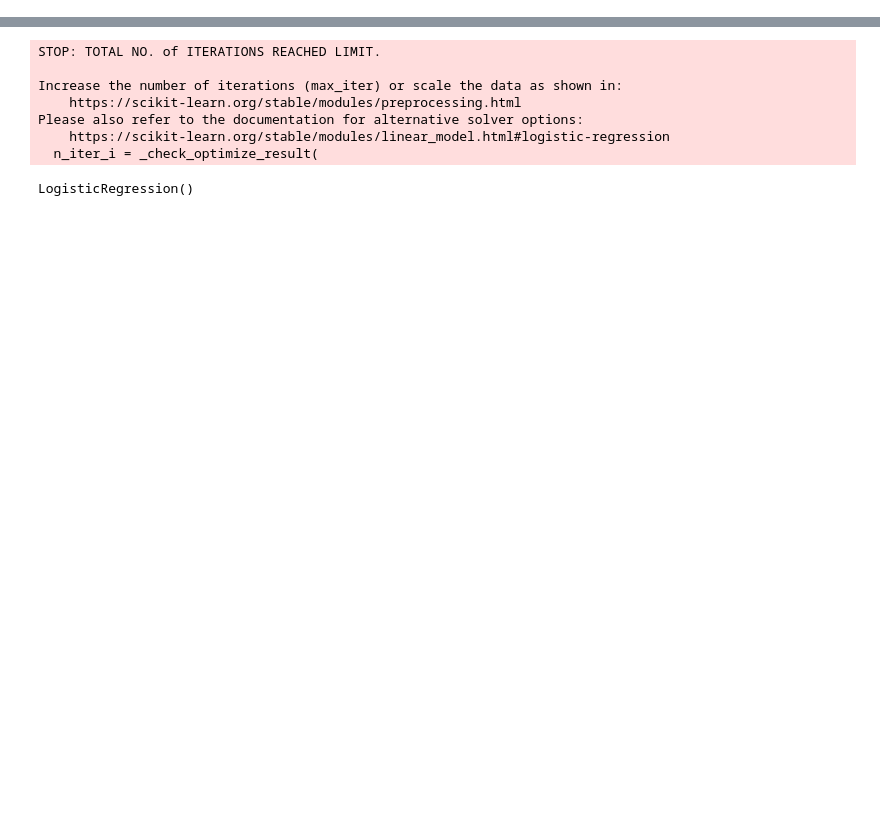
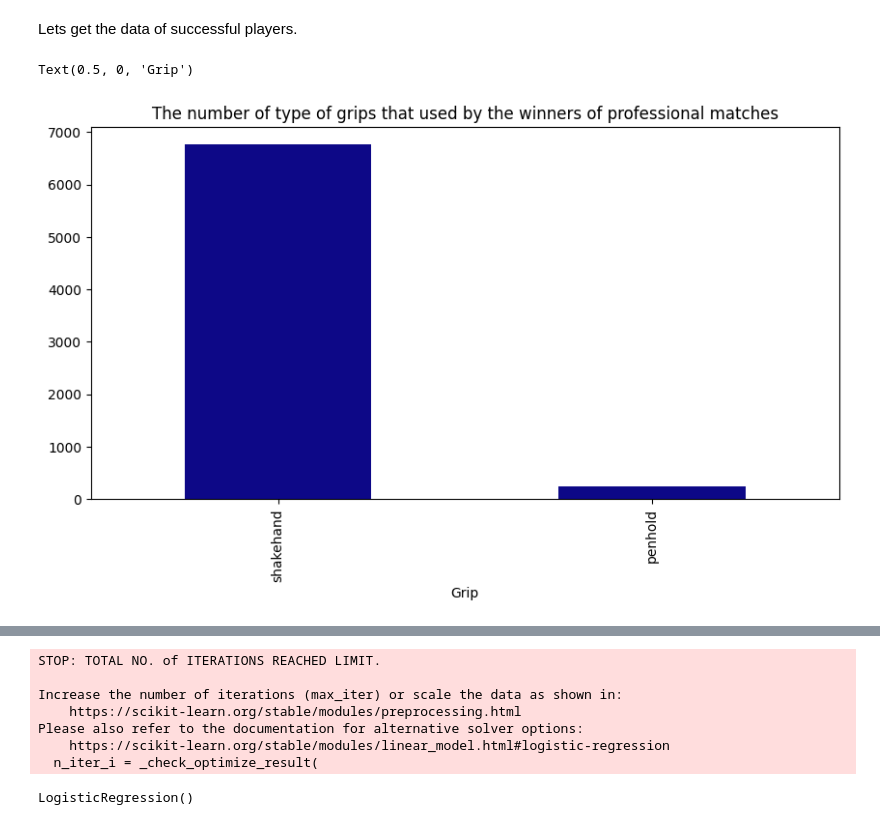
Before and after one commit to HamidEmreDirim/Table-Tennis-Match-Prediction, a Jupyter notebook: Table Tennis Match Predictor/main.ipynb, the cells around one changed output, grey strips where cells are left out. Saved outputs shown, nothing was run; the diff lists cells and outputs as text; code cells hidden in the pictures; blank space fills up the shorter version.

```diff
--- a/Table Tennis Match Predictor/main.ipynb
+++ b/Table Tennis Match Predictor/main.ipynb
@@ -164,0 +254,2 @@ p2_data["player_style"] = p2_df.apply(player_style)
+# %%
+p1_data.replace([ '(+3)', '(-1)', '(+4)', '(+2)', '(+1)'], ["attack", "attack", "attack", "attack", "attack"], inplace=True)
@@ -164,0 +260,2 @@ p2_data["player_style"] = p2_df.apply(player_style)
+# %%
+p2_data.replace([ '(+3)', '(-1)', '(+4)', '(+2)', '(+1)'], ["attack", "attack", "attack", "attack", "attack"], inplace=True)
@@ -165,3 +264,4 @@ p2_data["player_style"] = p2_df.apply(player_style)
 # %%
-final_data = pd.concat([p1_data, p2_data],axis=1)
+final_data = pd.concat([p1_data, p2_data] ,keys=("p1", "p2") ,axis=1)
 final_data["winner"] = df["winner"]
+final_data.head()
@@ -167,0 +276,13 @@ final_data["winner"] = df["winner"]
+# %% [markdown]
+Lets get the data of successful players.
+# %%
+winners = pd.DataFrame()
+
+winners = pd.concat([final_data[final_data["winner"] == 0]["p2"], final_data[final_data["winner"] == 1]["p1"]], axis=0)
+# %%
+winners["grip"].value_counts().plot(kind="bar", figsize=(10, 5), colormap="plasma")
+plt.title("The number of type of grips that used by the winners of professional matches")
+plt.xlabel('Grip')
+# %% [output]
+Text(0.5, 0, 'Grip')
+[figure, added]
```
Also changed, not shown: parts of 51 cells of this notebook, 4 other files.
